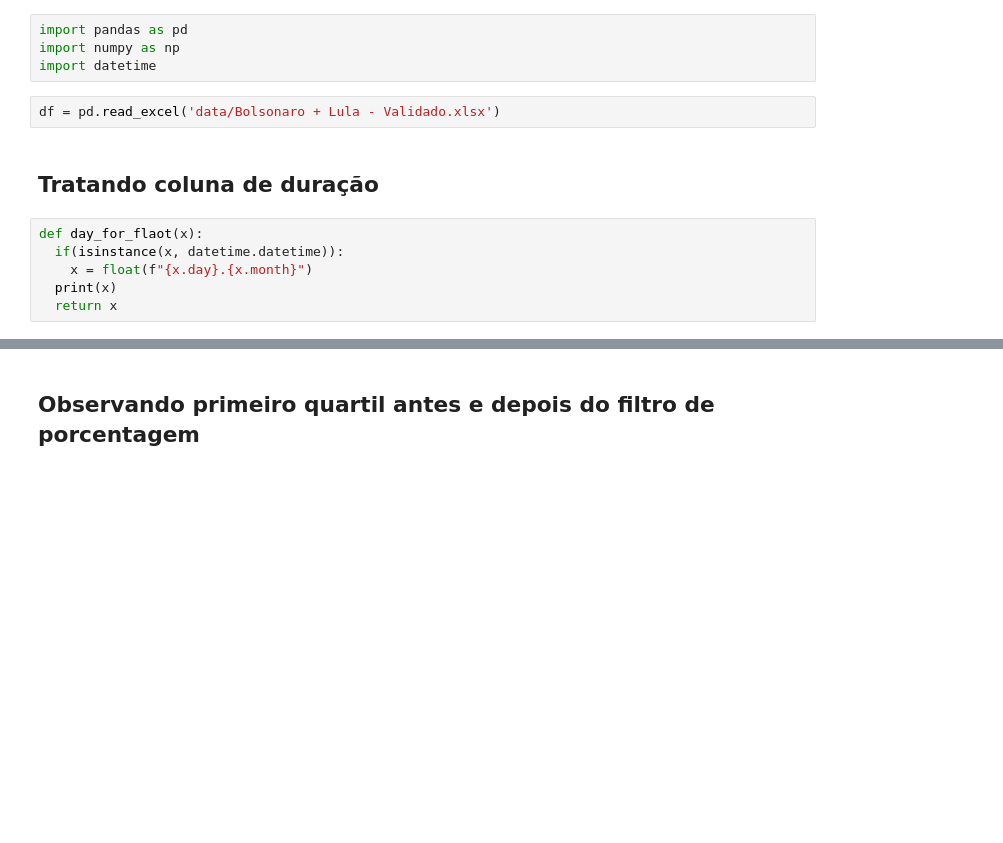
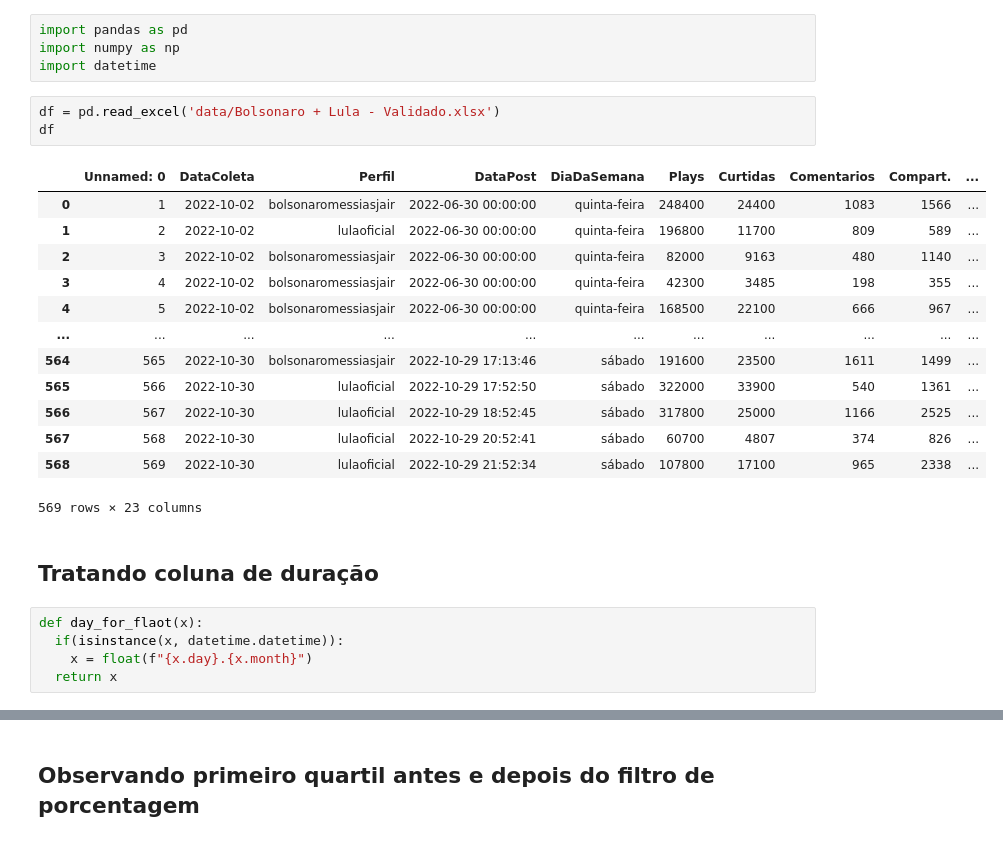
Before and after one commit to JoseEliodoro/Visions, a Jupyter notebook: jupiter.ipynb, the cells around one changed output, grey strips where cells are left out. Cells and saved outputs as stored; diff of their text form; blank space fills up the shorter version.

```diff
--- a/jupiter.ipynb
+++ b/jupiter.ipynb
@@ -4,13 +4,27 @@ import numpy as np
 import datetime
 # %%
 df = pd.read_excel('data/Bolsonaro + Lula - Validado.xlsx')
+df
+# %% [output]
+|  | Unnamed: 0 | DataColeta | Perfil | DataPost | DiaDaSemana | Plays | Curtidas | Comentarios | Compart. | ... |
+| 0 | 1 | 2022-10-02 | bolsonaromessiasjair | 2022-06-30 00:00:00 | quinta-feira | 248400 | 24400 | 1083 | 1566 | ... |
+| 1 | 2 | 2022-10-02 | lulaoficial | 2022-06-30 00:00:00 | quinta-feira | 196800 | 11700 | 809 | 589 | ... |
+| 2 | 3 | 2022-10-02 | bolsonaromessiasjair | 2022-06-30 00:00:00 | quinta-feira | 82000 | 9163 | 480 | 1140 | ... |
+| 3 | 4 | 2022-10-02 | bolsonaromessiasjair | 2022-06-30 00:00:00 | quinta-feira | 42300 | 3485 | 198 | 355 | ... |
+| 4 | 5 | 2022-10-02 | bolsonaromessiasjair | 2022-06-30 00:00:00 | quinta-feira | 168500 | 22100 | 666 | 967 | ... |
+| ... | ... | ... | ... | ... | ... | ... | ... | ... | ... | ... |
+| 564 | 565 | 2022-10-30 | bolsonaromessiasjair | 2022-10-29 17:13:46 | sábado | 191600 | 23500 | 1611 | 1499 | ... |
+| 565 | 566 | 2022-10-30 | lulaoficial | 2022-10-29 17:52:50 | sábado | 322000 | 33900 | 540 | 1361 | ... |
+| 566 | 567 | 2022-10-30 | lulaoficial | 2022-10-29 18:52:45 | sábado | 317800 | 25000 | 1166 | 2525 | ... |
+| 567 | 568 | 2022-10-30 | lulaoficial | 2022-10-29 20:52:41 | sábado | 60700 | 4807 | 374 | 826 | ... |
+| 568 | 569 | 2022-10-30 | lulaoficial | 2022-10-29 21:52:34 | sábado | 107800 | 17100 | 965 | 2338 | ... |
+569 rows × 23 columns
 # %% [markdown]
 ## Tratando coluna de duração
 # %%
 def day_for_flaot(x):
   if(isinstance(x, datetime.datetime)):
     x = float(f"{x.day}.{x.month}")
-  print(x)
   return x
 # %%
 df['Duracao'] = df['Duracao'].apply(day_for_flaot)
```
Also changed, not shown: parts of 22 cells of this notebook, 2 other files.
